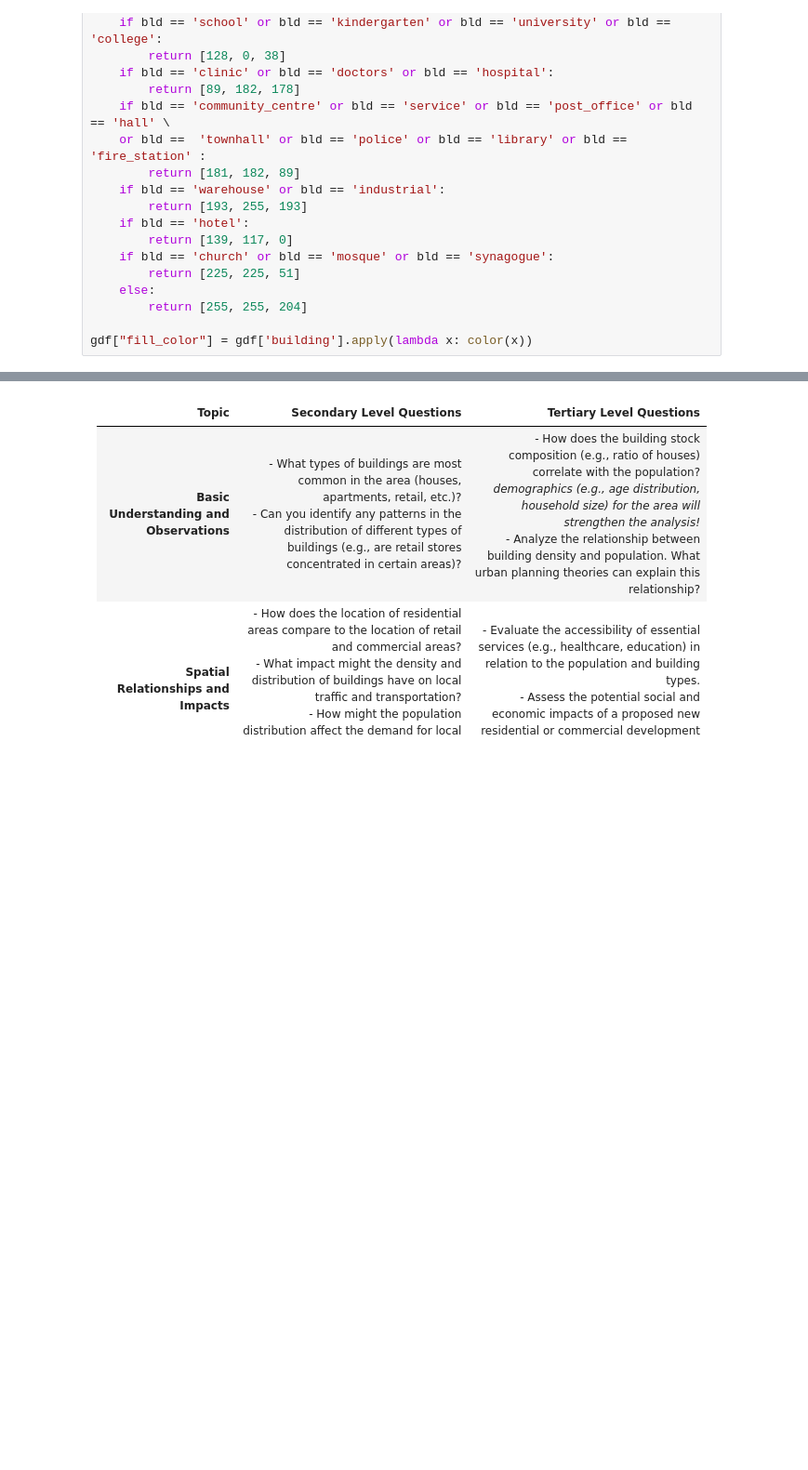
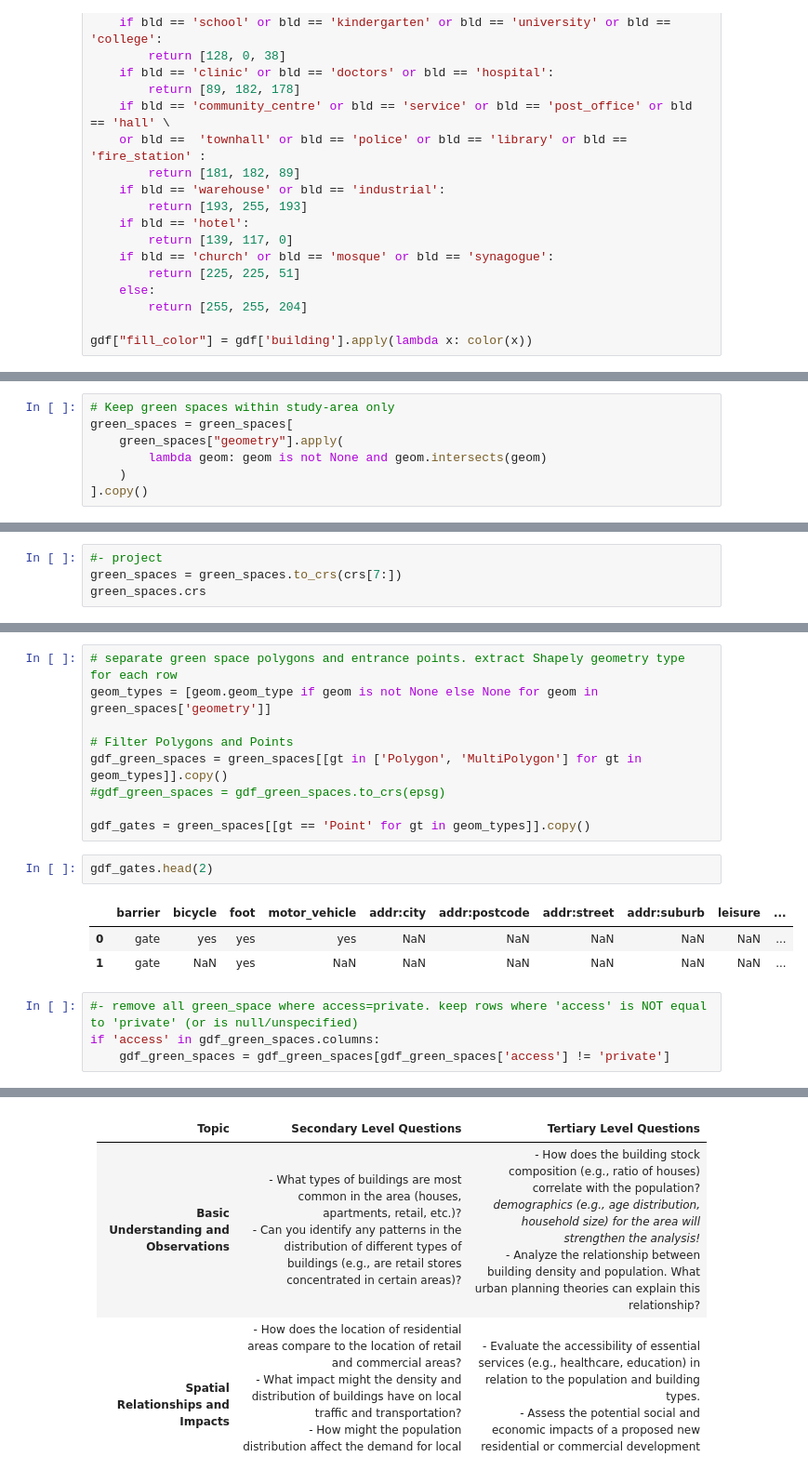
Before and after one commit to AdrianKriger/geo3D, a Jupyter notebook: village/CityJSONspatialDataScience.ipynb, the cells around one changed output, grey strips where cells are left out. Shown at 93% size. Saved outputs shown, nothing was run; the diff lists cells and outputs as text; blank space fills up the shorter version.

```diff
--- a/village/CityJSONspatialDataScience.ipynb
+++ b/village/CityJSONspatialDataScience.ipynb
@@ -900,0 +1011,7 @@ city3D.show_interactive_html(html)
+# %%
+# Keep green spaces within study-area only
+green_spaces = green_spaces[
+    green_spaces["geometry"].apply(
+        lambda geom: geom is not None and geom.intersects(geom)
+    )
+].copy()
@@ -900,0 +1032,4 @@ city3D.show_interactive_html(html)
+# %%
+#- project
+green_spaces = green_spaces.to_crs(crs[7:])
+green_spaces.crs
@@ -900,0 +1051,19 @@ city3D.show_interactive_html(html)
+# %%
+# separate green space polygons and entrance points. extract Shapely geometry type for each row
+geom_types = [geom.geom_type if geom is not None else None for geom in green_spaces['geometry']]
+
+# Filter Polygons and Points
+gdf_green_spaces = green_spaces[[gt in ['Polygon', 'MultiPolygon'] for gt in geom_types]].copy()
+#gdf_green_spaces = gdf_green_spaces.to_crs(epsg)
+
+gdf_gates = green_spaces[[gt == 'Point' for gt in geom_types]].copy()
+# %%
+gdf_gates.head(2)
+# %% [output]
+|  | barrier | bicycle | foot | motor_vehicle | addr:city | addr:postcode | addr:street | addr:suburb | leisure | ... |
+| 0 | gate | yes | yes | yes | NaN | NaN | NaN | NaN | NaN | ... |
+| 1 | gate | NaN | yes | NaN | NaN | NaN | NaN | NaN | NaN | ... |
+# %%
+#- remove all green_space where access=private. keep rows where 'access' is NOT equal to 'private' (or is null/unspecified)
+if 'access' in gdf_green_spaces.columns:
+    gdf_green_spaces = gdf_green_spaces[gdf_green_spaces['access'] != 'private']
```
Also changed, not shown: parts of 24 cells of this notebook, 4 other files.
